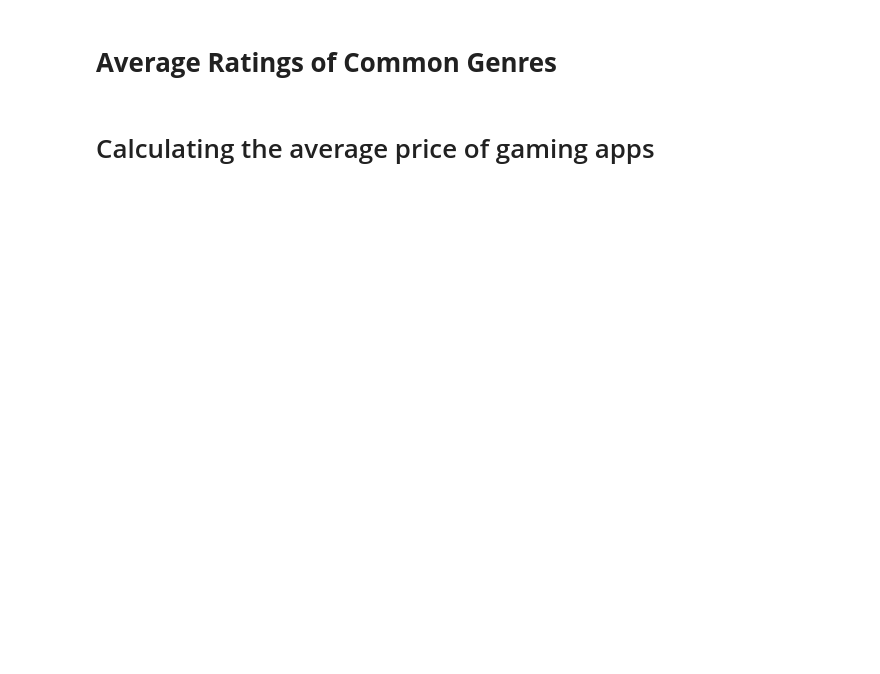
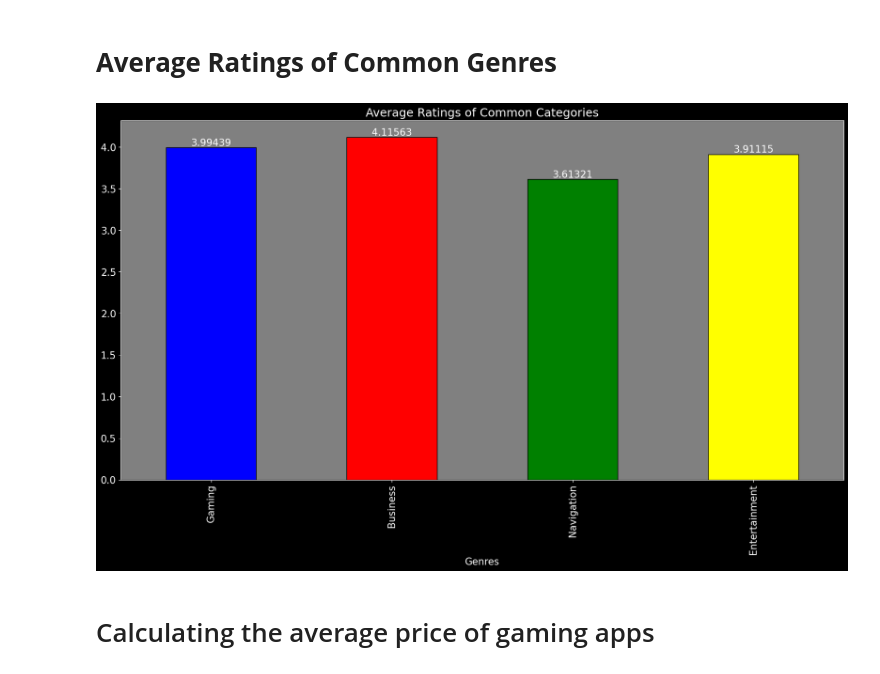
Before and after one commit to DylanMH/AppleAppDataAnalysis, a Jupyter notebook: pythoncode.ipynb, the cells around one changed output. Drawn from its saved outputs; the diff is of its cells as text; code cells hidden in the pictures; blank space fills up the shorter version.

```diff
--- a/pythoncode.ipynb
+++ b/pythoncode.ipynb
@@ -79,43 +96,40 @@ for row in apps_data[1:]:
 
     if genre == 'Games' and row[17] > '0.0':
         games_genre_rating.append(rating)
     elif genre == 'Business' and row[17] > '0.0':
         business_genre_rating.append(rating)
     elif genre == 'Navigation' and row[17] > '0.0':
         navigation_genre_rating.append(rating)
     elif genre == 'Entertainment' and row[17] > '0.0':
         entertainment_genre_rating.append(rating)
 
 
 avg_games_rating = sum(games_genre_rating) / len(games_genre_rating)
 avg_business_rating = sum(business_genre_rating) / len(business_genre_rating)
 avg_navigation_rating = sum(navigation_genre_rating) / len(navigation_genre_rating)
 avg_entertainment_rating = sum(entertainment_genre_rating) / len(entertainment_genre_rating)
 
-#print('''The average rating of these common genres is as follows:
-#Games Rating: ''' + '%.3f' % avg_games_rating + '''
-#Business Rating: ''' + '%.3f' % avg_business_rating +'''
-#Navigation Rating: ''' + '%.3f' % avg_navigation_rating + '''
-#Entertainment Rating: ''' + '%.3f' % avg_entertainment_rating)
-
 ## Creating a graph dictionary to hold the data that I want to display
 graph_dict = { 'Genres':['Gaming', 'Business', 'Navigation', 'Entertainment'],
                 'Average Rankings':[avg_games_rating, avg_business_rating, avg_navigation_rating, avg_entertainment_rating]}
 
 ## Creating the DataFrame using the dictionary I created
 df = pd.DataFrame(graph_dict)
+matplotlib.style.use('dark_background')
+matplotlib.rcParams['font.size'] = 15
 ## Creates a bar graph using the information from the DataFrame
 graph = df.plot(figsize = (20, 10),
             kind = 'bar',
             title = 'Average Ratings of Common Categories',
             legend = False,
             x = 'Genres',
             y = 'Average Rankings',
-            color = 'blue')
-
-plt.figure(facecolor = 'red')
+            color = ['blue', 'red', 'green', 'yellow'],
+            edgecolor = 'black')
 graph.bar_label(graph.containers[0]) #Graph labels to display the actual average of the genre
-graph.set_facecolor('lightslategray')
+graph.set_facecolor('gray')
+# %% [output]
+[figure, added]
 # %% [markdown]
 # Calculating the average price of gaming apps
 # %%
```
Also changed, not shown: parts of 3 cells of this notebook.
